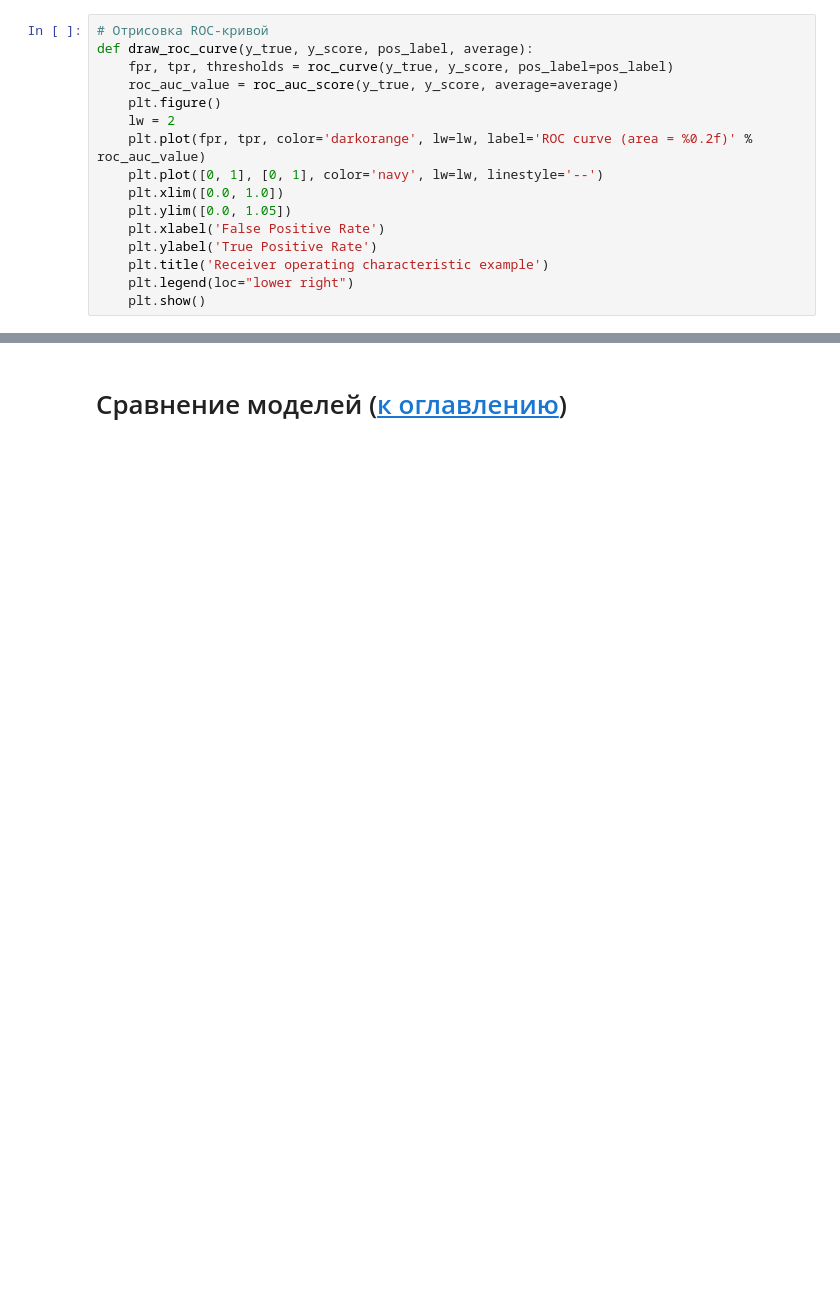
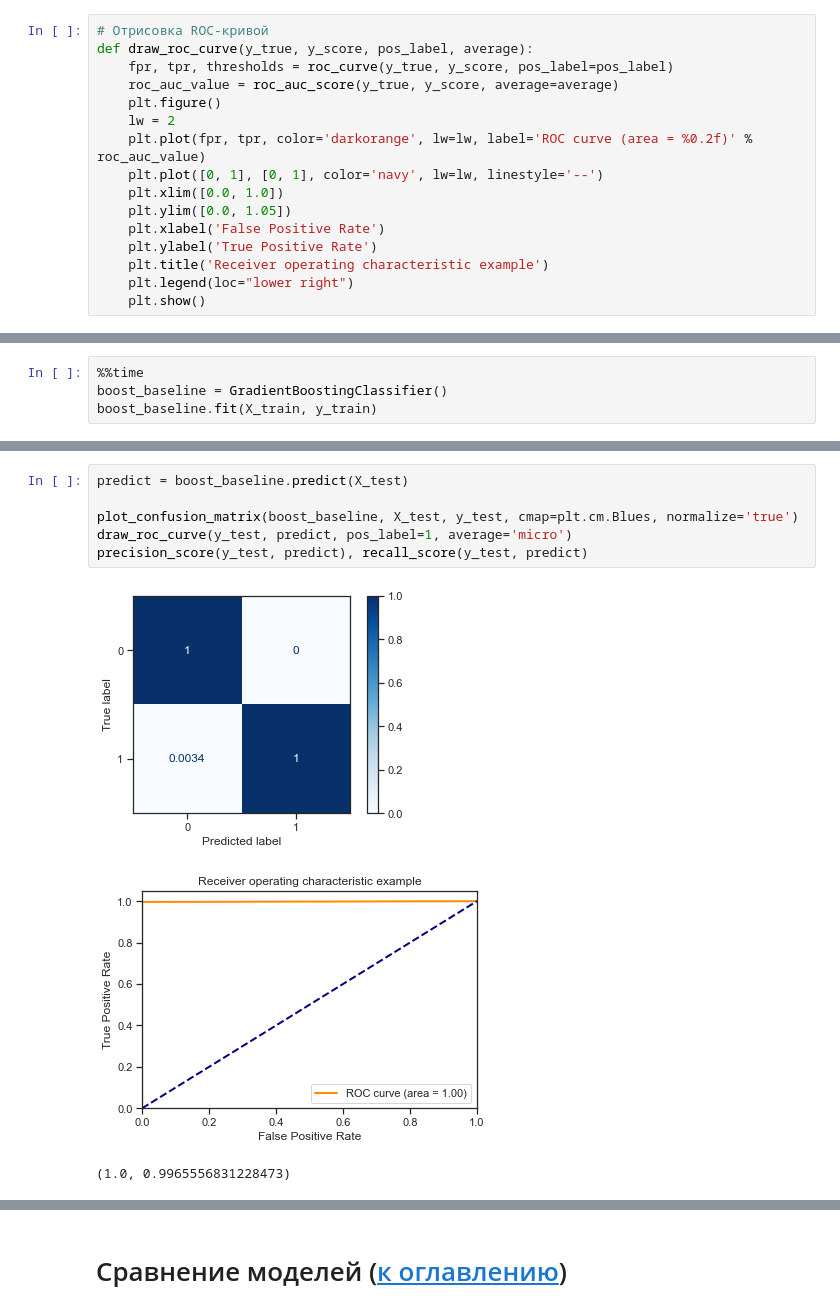
Before and after one commit to Arsen204/ml-course-2022, a Jupyter notebook: lab5/lab5.ipynb, the cells around one changed output, grey strips where cells are left out. Saved outputs shown, nothing was run; the diff lists cells and outputs as text; blank space fills up the shorter version.

```diff
--- a/lab5/lab5.ipynb
+++ b/lab5/lab5.ipynb
@@ -412,0 +278,4 @@ draw_feature_importances(tree, X)
+# %%
+%%time
+boost_baseline = GradientBoostingClassifier()
+boost_baseline.fit(X_train, y_train)
@@ -412,0 +286,10 @@ draw_feature_importances(tree, X)
+# %%
+predict = boost_baseline.predict(X_test)
+
+plot_confusion_matrix(boost_baseline, X_test, y_test, cmap=plt.cm.Blues, normalize='true')
+draw_roc_curve(y_test, predict, pos_label=1, average='micro')
+precision_score(y_test, predict), recall_score(y_test, predict)
+# %% [output]
+[figure, added]
+[figure, added]
+(1.0, 0.9965556831228473)
```
Also changed, not shown: parts of 57 cells of this notebook, 9 other files.
